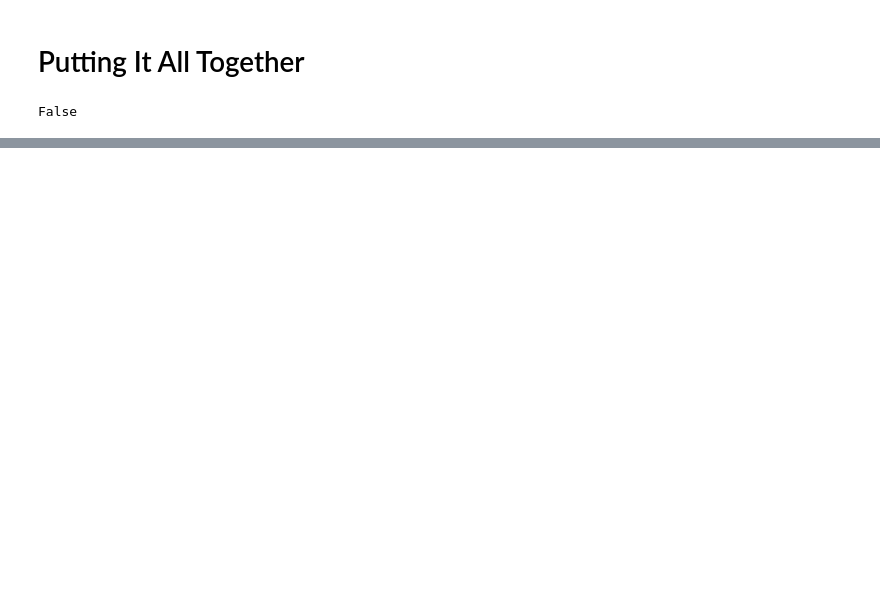
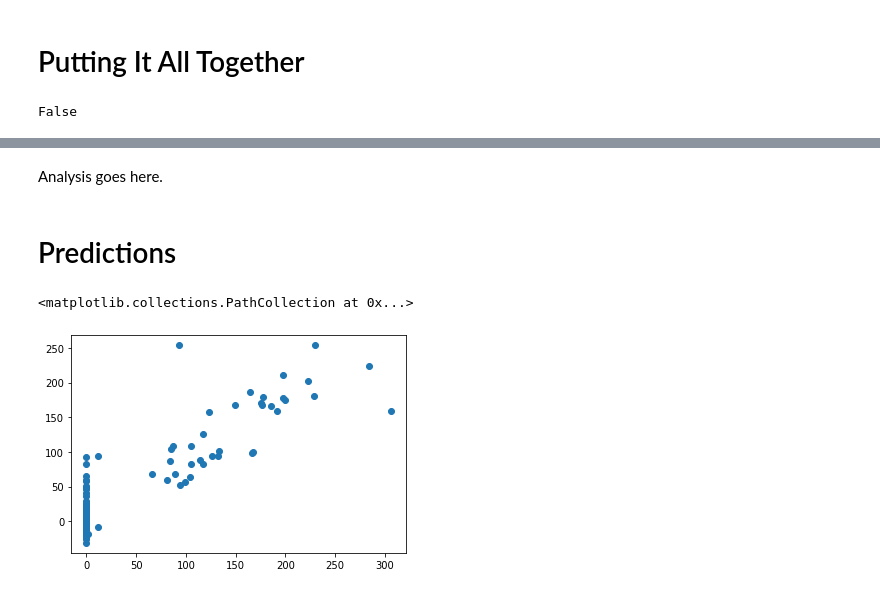
Before and after one commit to zdemeo/apple_watch, a Jupyter notebook: Initial Exploration.ipynb, the cells around one changed output, grey strips where cells are left out. Saved outputs shown, nothing was run; the diff lists cells and outputs as text; code cells hidden in the pictures; blank space fills up the shorter version.

Commit message:
More data analysis
Data analysis + code comments

```diff
--- a/Initial Exploration.ipynb
+++ b/Initial Exploration.ipynb
@@ -227,0 +293,10 @@ sns.heatmap(df.corr())
+# %%
+# Try and predict Relative Effort parameter based on:
+X = df[['Temperature High (\u00B0F)', 'Resting HR (BPM)', 'Time Asleep (hours)', 'Distance (mi)',
+            'Elevation Gain (ft)',
+            'Stand time (hours)',
+            'HRV (ms)']]
+y = df['Relative Effort']
+# %%
+from sklearn.model_selection import train_test_split
+X_train, X_test, y_train, y_test = train_test_split(X, y, test_size=0.4, random_state=15)
@@ -227,0 +321,10 @@ sns.heatmap(df.corr())
+# %% [markdown]
+Analysis goes here.
+# %% [markdown]
+# Predictions
+# %%
+predictions = lm.predict(X_test)
+plt.scatter(y_test,predictions)
+# %% [output]
+<matplotlib.collections.PathCollection at 0x...>
+[figure, added]
```
Also changed, not shown: parts of 31 cells of this notebook, 2 other files.
